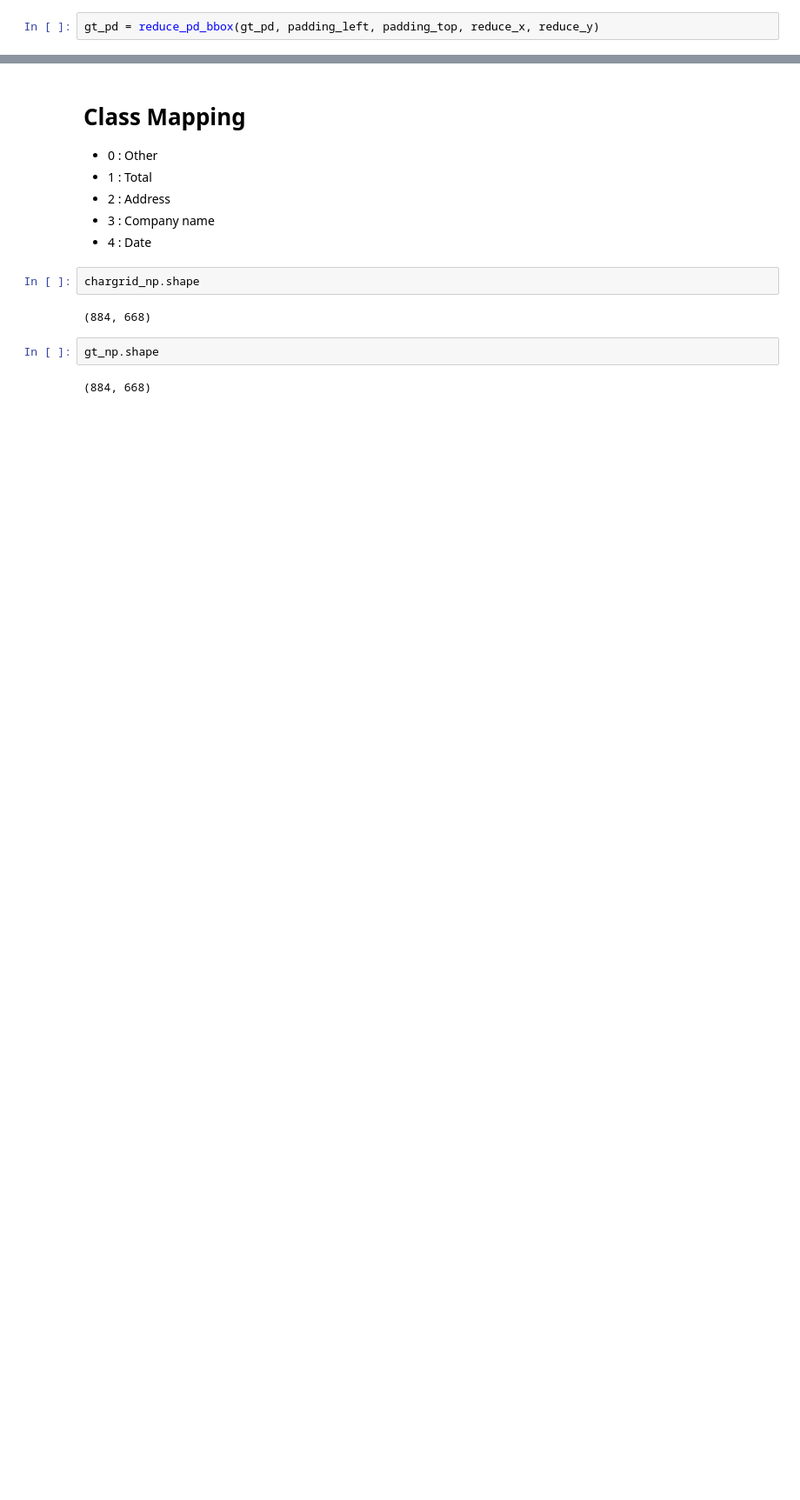
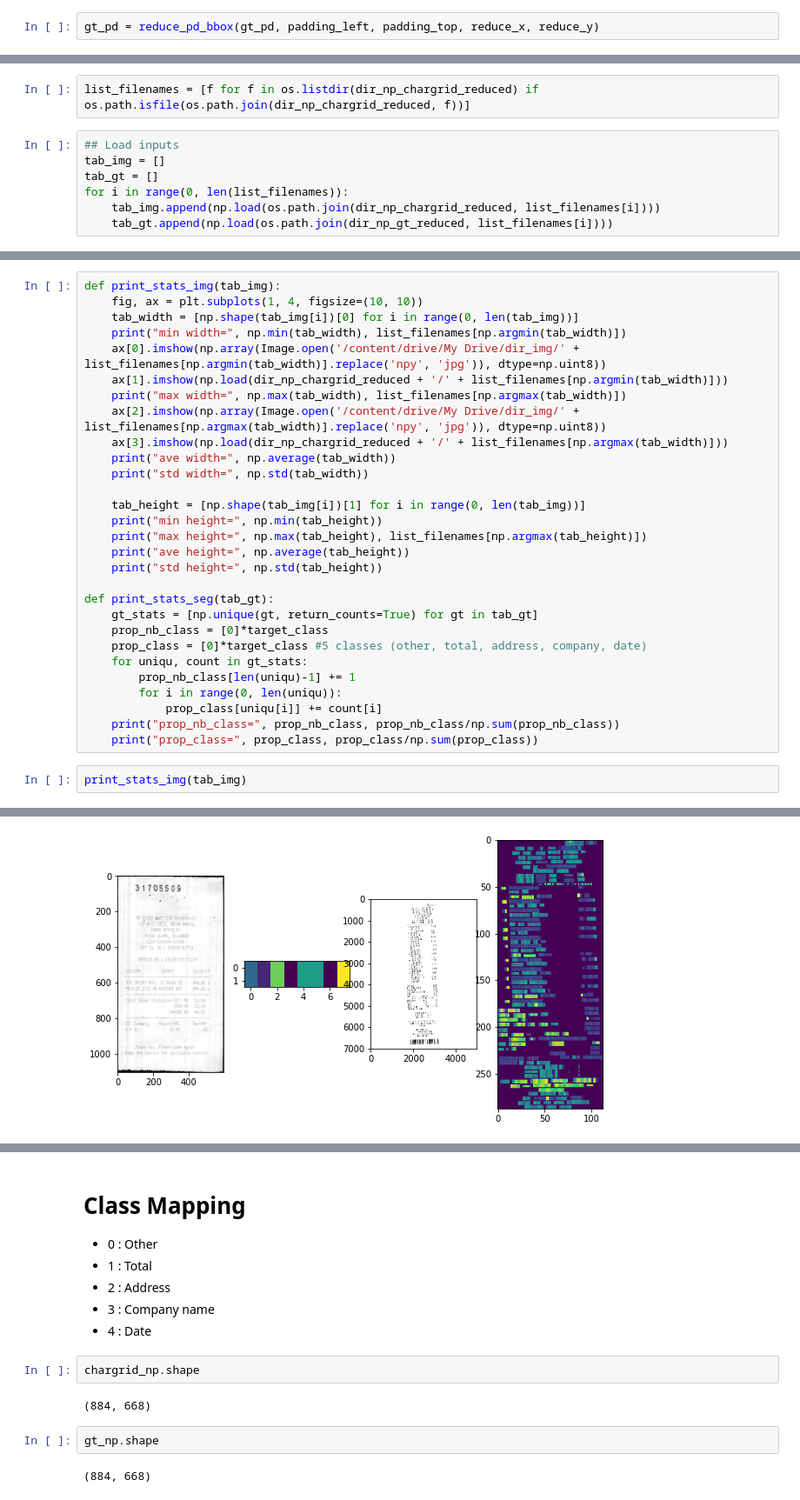
Before and after one commit to Hrishkesh/Invoice-, a Jupyter notebook: Data_visualization.ipynb, the cells around one changed output, grey strips where cells are left out. Shown at 87% size. Saved outputs shown, nothing was run; the diff lists cells and outputs as text; blank space fills up the shorter version.

```diff
--- a/Data_visualization.ipynb
+++ b/Data_visualization.ipynb
@@ -576,0 +619,9 @@ gt_pd = reduce_pd_bbox(gt_pd, padding_left, padding_top, reduce_x, reduce_y)
+# %%
+list_filenames = [f for f in os.listdir(dir_np_chargrid_reduced) if os.path.isfile(os.path.join(dir_np_chargrid_reduced, f))]
+# %%
+## Load inputs
+tab_img = []
+tab_gt = []
+for i in range(0, len(list_filenames)):
+    tab_img.append(np.load(os.path.join(dir_np_chargrid_reduced, list_filenames[i])))
+    tab_gt.append(np.load(os.path.join(dir_np_gt_reduced, list_filenames[i])))
@@ -576,0 +634,32 @@ gt_pd = reduce_pd_bbox(gt_pd, padding_left, padding_top, reduce_x, reduce_y)
+# %%
+def print_stats_img(tab_img):
+    fig, ax = plt.subplots(1, 4, figsize=(10, 10))
+    tab_width = [np.shape(tab_img[i])[0] for i in range(0, len(tab_img))]
+    print("min width=", np.min(tab_width), list_filenames[np.argmin(tab_width)])
+    ax[0].imshow(np.array(Image.open('/content/drive/My Drive/dir_img/' + list_filenames[np.argmin(tab_width)].replace('npy', 'jpg')), dtype=np.uint8))
+    ax[1].imshow(np.load(dir_np_chargrid_reduced + '/' + list_filenames[np.argmin(tab_width)]))
+    print("max width=", np.max(tab_width), list_filenames[np.argmax(tab_width)])
+    ax[2].imshow(np.array(Image.open('/content/drive/My Drive/dir_img/' + list_filenames[np.argmax(tab_width)].replace('npy', 'jpg')), dtype=np.uint8))
+    ax[3].imshow(np.load(dir_np_chargrid_reduced + '/' + list_filenames[np.argmax(tab_width)]))
+    print("ave width=", np.average(tab_width))
+    print("std width=", np.std(tab_width))
+
+    tab_height = [np.shape(tab_img[i])[1] for i in range(0, len(tab_img))]
+    print("min height=", np.min(tab_height))
+    print("max height=", np.max(tab_height), list_filenames[np.argmax(tab_height)])
+    print("ave height=", np.average(tab_height))
+    print("std height=", np.std(tab_height))
+
+def print_stats_seg(tab_gt):
+    gt_stats = [np.unique(gt, return_counts=True) for gt in tab_gt]
+    prop_nb_class = [0]*target_class
+    prop_class = [0]*target_class #5 classes (other, total, address, company, date)
+    for uniqu, count in gt_stats:
+        prop_nb_class[len(uniqu)-1] += 1
+        for i in range(0, len(uniqu)):
+            prop_class[uniqu[i]] += count[i]
+    print("prop_nb_class=", prop_nb_class, prop_nb_class/np.sum(prop_nb_class))
+    print("prop_class=", prop_class, prop_class/np.sum(prop_class))
+# %%
+print_stats_img(tab_img)
+# %% [output]
@@ -576,0 +674 @@ gt_pd = reduce_pd_bbox(gt_pd, padding_left, padding_top, reduce_x, reduce_y)
+[figure, added]
```
Also changed, not shown: parts of 7 cells of this notebook.
